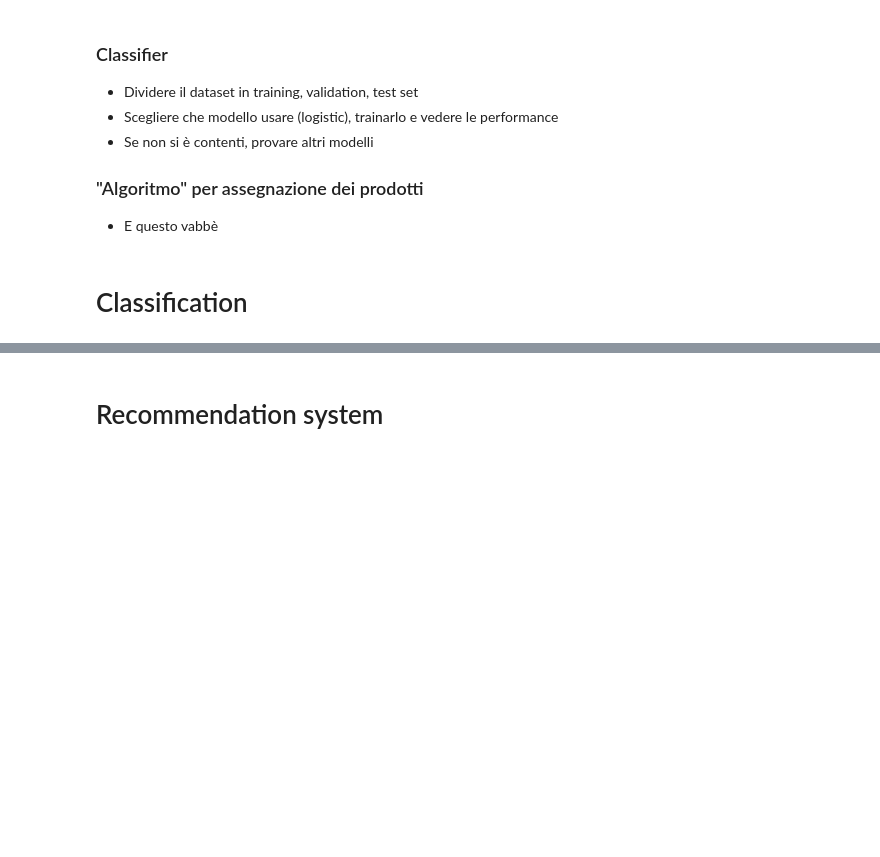
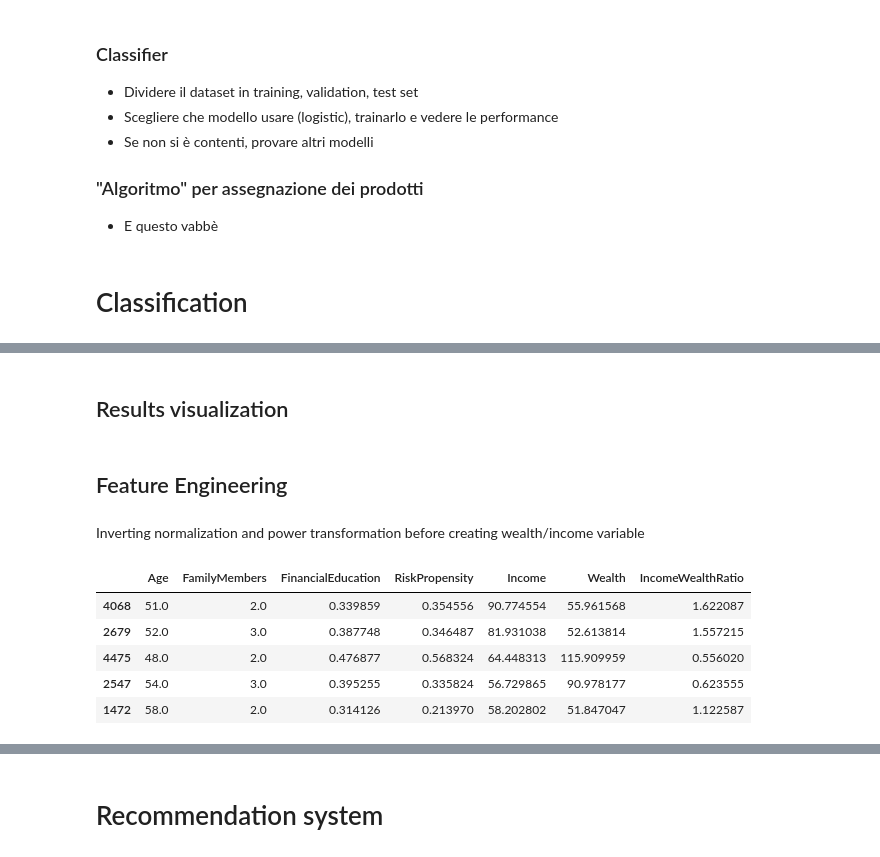
Before and after one commit to venturellimatteo/fintech-projects, a Jupyter notebook: 2 - Recommendation System/RecommendationSystem.ipynb, the cells around one changed output, grey strips where cells are left out. Cells and saved outputs as stored; diff of their text form; code cells hidden in the pictures; blank space fills up the shorter version.

```diff
--- a/2 - Recommendation System/RecommendationSystem.ipynb
+++ b/2 - Recommendation System/RecommendationSystem.ipynb
@@ -78,3 +78,5 @@ _ = sns.pairplot(pd.concat([x_df, y_acc_df], axis = 1),
+# %%
+x_df.drop(labels='Gender', axis=1, inplace=True)
 # %% [markdown]
 Data exploration showed that <code>Wealth</code> and <code>Income</code> features are not gaussian distributed. A power law transformation is applied in order to modify the distribution related to these features.
 # %%
@@ -103,0 +157,6 @@ for f in features:
+# %% [markdown]
+## Results visualization
+# %% [markdown]
+## Feature Engineering
+# %% [markdown]
+Inverting normalization and power transformation before creating wealth/income variable
@@ -103,0 +169,11 @@ for f in features:
+# %%
+x_df.drop('RiskPropensity', axis = 1)
+x_df['IncomeWealthRatio'] = x_df['Income'] / x_df['Wealth']
+x_df.head()
+# %% [output]
+|  | Age | FamilyMembers | FinancialEducation | RiskPropensity | Income | Wealth | IncomeWealthRatio |
+| 4068 | 51.0 | 2.0 | 0.339859 | 0.354556 | 90.774554 | 55.961568 | 1.622087 |
+| 2679 | 52.0 | 3.0 | 0.387748 | 0.346487 | 81.931038 | 52.613814 | 1.557215 |
+| 4475 | 48.0 | 2.0 | 0.476877 | 0.568324 | 64.448313 | 115.909959 | 0.556020 |
+| 2547 | 54.0 | 3.0 | 0.395255 | 0.335824 | 56.729865 | 90.978177 | 0.623555 |
+| 1472 | 58.0 | 2.0 | 0.314126 | 0.213970 | 58.202802 | 51.847047 | 1.122587 |
```
Also changed, not shown: parts of 18 cells of this notebook.
